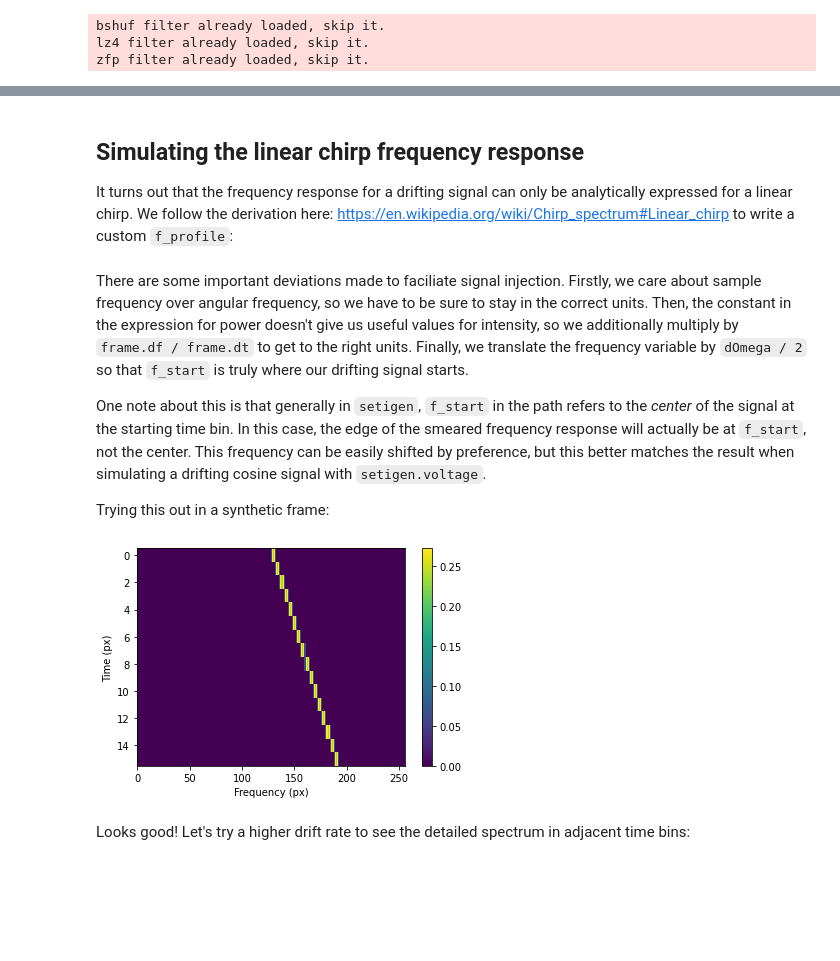
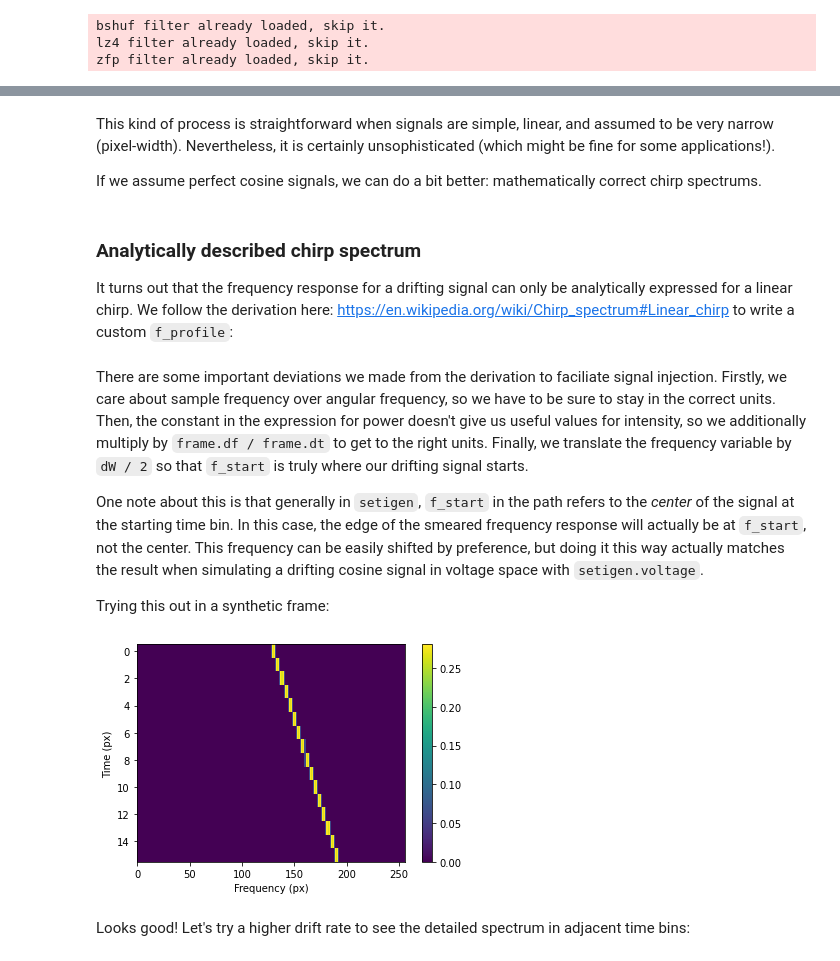
Before and after one commit to bbrzycki/setigen, a Jupyter notebook: jupyter-notebooks/spectrogram/doppler_smearing.ipynb, the cells around one changed output, grey strips where cells are left out. Cells and saved outputs as stored; diff of their text form; code cells hidden in the pictures; blank space fills up the shorter version.

Commit message:
Expand doppler smearing notebook, add 'shape' arg to Frame

```diff
--- a/jupyter-notebooks/spectrogram/doppler_smearing.ipynb
+++ b/jupyter-notebooks/spectrogram/doppler_smearing.ipynb
@@ -22,0 +57,19 @@ To see this effect for "real", you can use `setigen.voltage` to simulate a drift
+# %%
+drift_factor = 4
+snr = 100
+
+fr = stg.Frame(shape=(16, 128))
+drift_rate = drift_factor * fr.unit_drift_rate
+fr.add_noise_from_obs()
+fr.add_constant_signal(f_start=fr.get_frequency(16),
+                       drift_rate=drift_rate,
+                       level=fr.get_intensity(snr=snr) / drift_factor,
+                       width=fr.df * drift_factor,
+                       f_profile_type='box')
+fr.add_constant_signal(f_start=fr.get_frequency(100),
+                       drift_rate=0,
+                       level=fr.get_intensity(snr=snr),
+                       width=fr.df,
+                       f_profile_type='box')
+fr.plot()
+plt.show()
@@ -23,26 +78,24 @@ To see this effect for "real", you can use `setigen.voltage` to simulate a drift
+# %% [markdown]
+This kind of process is straightforward when signals are simple, linear, and assumed to be very narrow (pixel-width). Nevertheless, it is certainly unsophisticated (which might be fine for some applications!).
+
+If we assume perfect cosine signals, we can do a bit better: mathematically correct chirp spectrums.
 # %% [markdown]
-## Simulating the linear chirp frequency response
+### Analytically described chirp spectrum
 
 It turns out that the frequency response for a drifting signal can only be analytically expressed for a linear chirp. We follow the derivation here: https://en.wikipedia.org/wiki/Chirp_spectrum#Linear_chirp to write a custom `f_profile`:
 # %%
 def analytic_chirp(drift_rate, df, dt):
     """
     Analytic chirp spectrum, based on https://en.wikipedia.org/wiki/Chirp_spectrum#Linear_chirp.
-
-    Deviations from derivation: we care about sample frequency, not angular
-    frequency, so we make that conversion. Also, we need an intelligible
-    "intensity" from which we can scale the signal, so we also change the
-    scalar constant to be more consistent with signal injection.
     """
-    T = dt
-    dF = drift_rate * T
+    dF = drift_rate * dt
     dW = 2 * np.pi * dF
     const = np.pi * df / abs(dW)
 
     def f_profile(f, f_center):
         dw = 2 * np.pi * (f - f_center)
-        X1 = (dw) / np.sqrt(np.pi * abs(dW) / T)
-        X2 = (dW - dw) / np.sqrt(np.pi * abs(dW) / T)
+        X1 = (dw) / np.sqrt(np.pi * abs(dW) / dt)
+        X2 = (dW - dw) / np.sqrt(np.pi * abs(dW) / dt)
 
         S1, C1 = scipy.special.fresnel(X1)
         S2, C2 = scipy.special.fresnel(X2)
@@ -50,24 +103,25 @@ def analytic_chirp(drift_rate, df, dt):
         return const * ((C1 + C2)**2 + (S1 + S2)**2)
     return f_profile
 # %% [markdown]
-There are some important deviations made to faciliate signal injection. Firstly, we care about sample frequency over angular frequency, so we have to be sure to stay in the correct units. Then, the constant in the expression for power doesn't give us useful values for intensity, so we additionally multiply by `frame.df / frame.dt` to get to the right units. Finally, we translate the frequency variable by `dOmega / 2` so that `f_start` is truly where our drifting signal starts.
+There are some important deviations we made from the derivation to faciliate signal injection. Firstly, we care about sample frequency over angular frequency, so we have to be sure to stay in the correct units. Then, the constant in the expression for power doesn't give us useful values for intensity, so we additionally multiply by `frame.df / frame.dt` to get to the right units. Finally, we translate the frequency variable by `dW / 2` so that `f_start` is truly where our drifting signal starts.
 
-One note about this is that generally in `setigen`, `f_start` in the path refers to the *center* of the signal at the starting time bin. In this case, the edge of the smeared frequency response will actually be at `f_start`, not the center. This frequency can be easily shifted by preference, but this better matches the result when simulating a drifting cosine signal with `setigen.voltage`.
+One note about this is that generally in `setigen`, `f_start` in the path refers to the *center* of the signal at the starting time bin. In this case, the edge of the smeared frequency response will actually be at `f_start`, not the center. This frequency can be easily shifted by preference, but doing it this way actually matches the result when simulating a drifting cosine signal in voltage space with `setigen.voltage`.
 
 Trying this out in a synthetic frame:
 # %%
-fr = stg.Frame.from_backend_params(256, 16)
+fr = stg.Frame(shape=(16, 256))
 
-drift_rate = 4 * fr.df / fr.dt
+drift_rate = 4 * fr.unit_drift_rate
 fr.add_signal(stg.constant_path(f_start=fr.get_frequency(128),
                                 drift_rate=drift_rate),
               stg.constant_t_profile(level=1),
               analytic_chirp(drift_rate, fr.df, fr.dt),
               stg.constant_bp_profile(level=1))
 
 fr.plot()
+plt.show()
 # %% [output]
-[figure, old version]
+[figure, new version]
 # %% [markdown]
 Looks good! Let's try a higher drift rate to see the detailed spectrum in adjacent time bins:
 # %%
```
Also changed, not shown: parts of 13 cells of this notebook, 2 other files.
